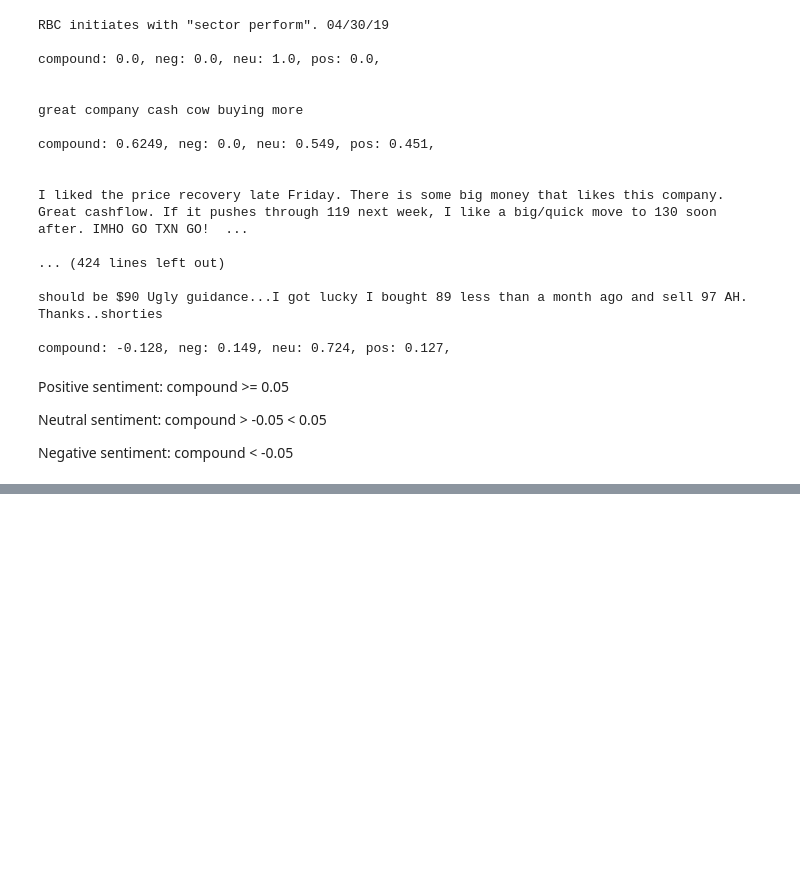
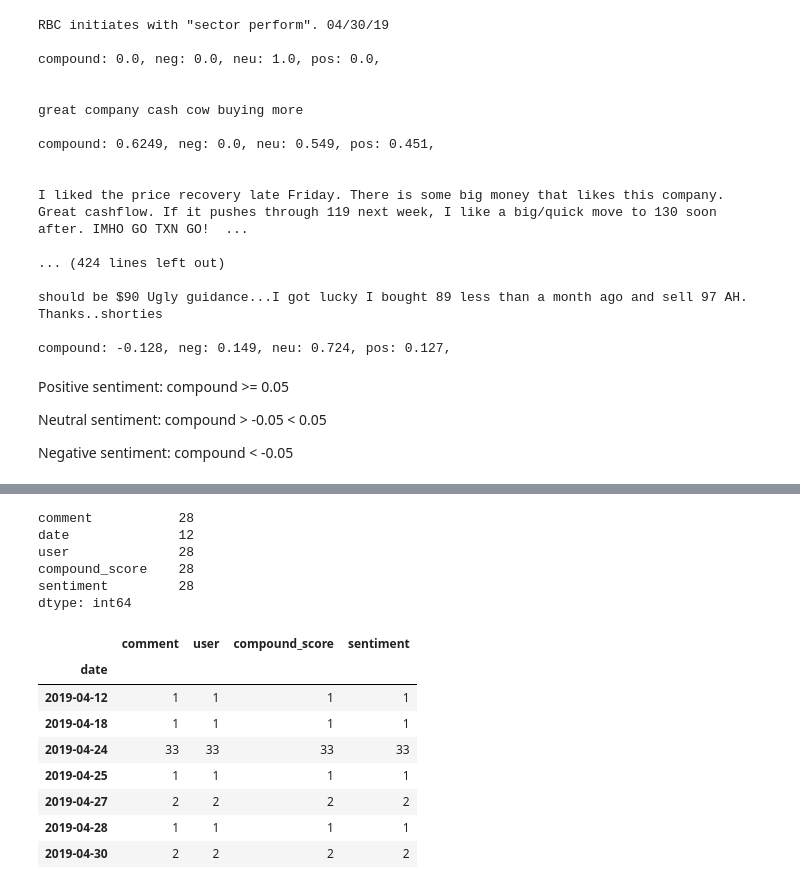
Before and after one commit to MathiasLund/exam-semester2, a Jupyter notebook: Datascraper_Yahoo.ipynb, the cells around one changed output, grey strips where cells are left out. Drawn from its saved outputs; the diff is of its cells as text; code cells hidden in the pictures; blank space fills up the shorter version.

```diff
--- a/Datascraper_Yahoo.ipynb
+++ b/Datascraper_Yahoo.ipynb
@@ -265,0 +250,23 @@ df.head()
+# %%
+new_df['df[df['sentiment'] == 1].count()
+# %% [output]
+comment           28
+date              12
+user              28
+compound_score    28
+sentiment         28
+dtype: int64
+# %%
+new_df = df.groupby(['date']).count()
+# %%
+new_df
+# %% [output]
+|  | comment | user | compound_score | sentiment |
+| date |  |  |  |  |
+| 2019-04-12 | 1 | 1 | 1 | 1 |
+| 2019-04-18 | 1 | 1 | 1 | 1 |
+| 2019-04-24 | 33 | 33 | 33 | 33 |
+| 2019-04-25 | 1 | 1 | 1 | 1 |
+| 2019-04-27 | 2 | 2 | 2 | 2 |
+| 2019-04-28 | 1 | 1 | 1 | 1 |
+| 2019-04-30 | 2 | 2 | 2 | 2 |
```
Also changed, not shown: parts of 16 cells of this notebook, 3 other files.
